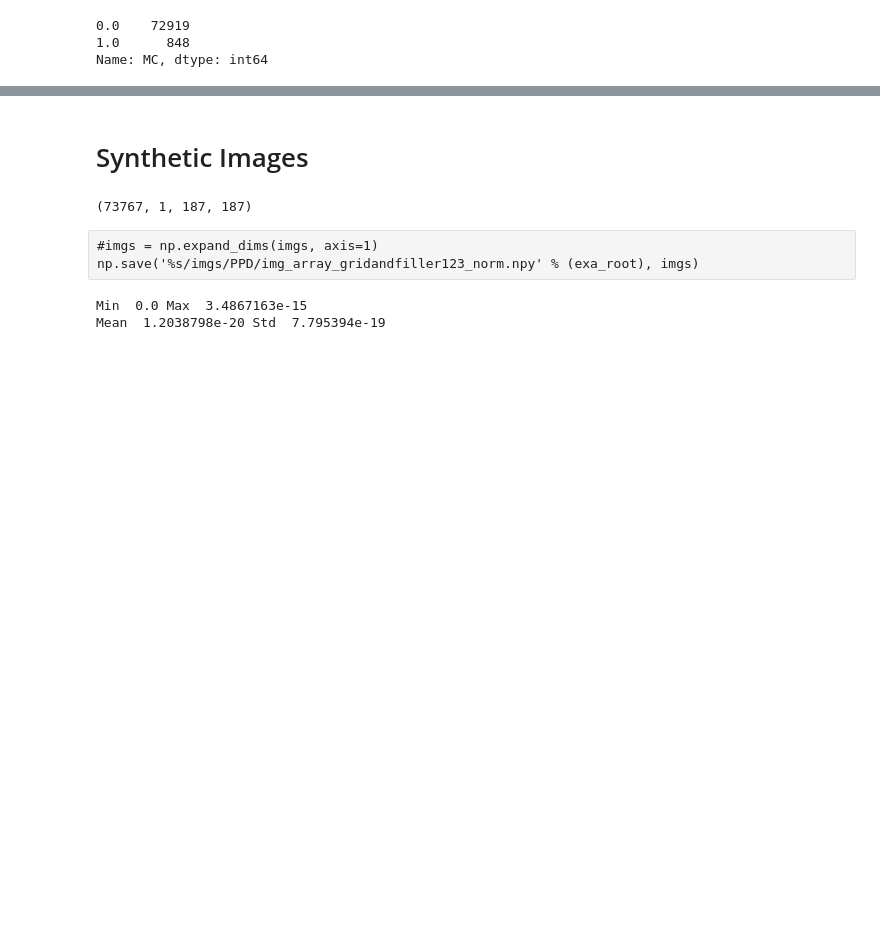
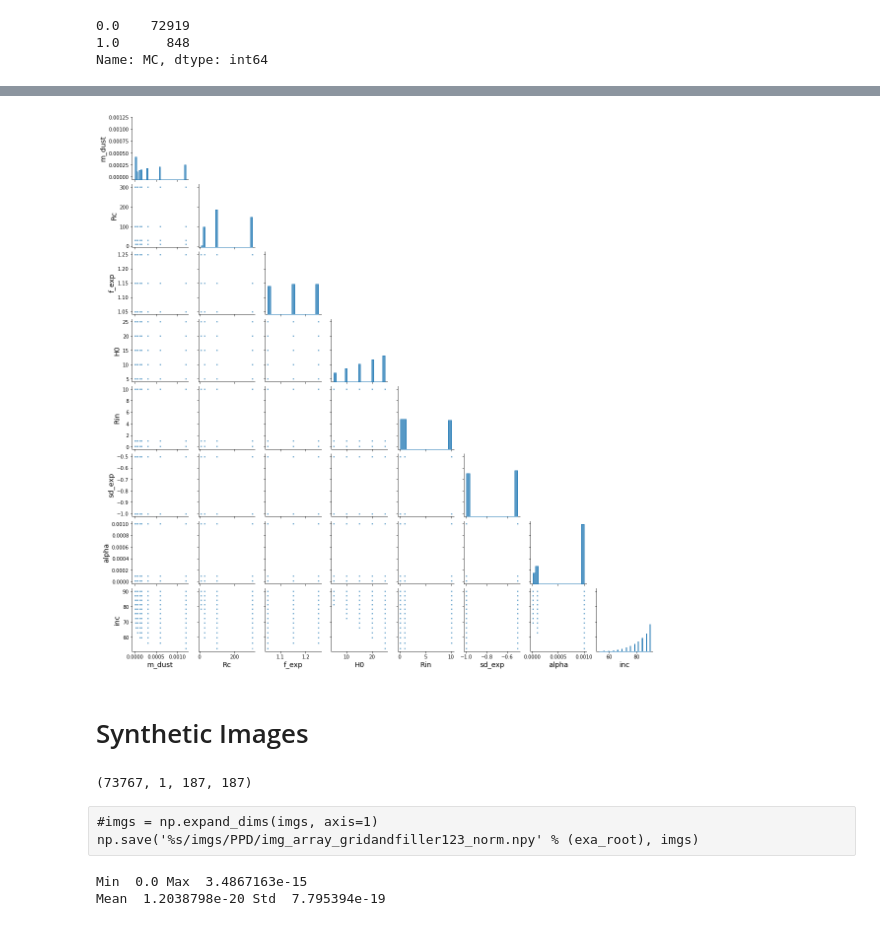
Before and after one commit to keflavich/PPDAE, a Jupyter notebook: notebooks/data_exploration.ipynb, the cells around one changed output, grey strips where cells are left out. Saved outputs shown, nothing was run; the diff lists cells and outputs as text; code cells hidden in the pictures; blank space fills up the shorter version.

```diff
--- a/notebooks/data_exploration.ipynb
+++ b/notebooks/data_exploration.ipynb
@@ -77,3 +111,16 @@ plt.show()
+# %%
+g = sb.pairplot(meta.iloc[:, :-1][grid_mask_fexp & grid_mask_h0], diag_kind='hist', markers='.',height=2,
+                plot_kws=dict(s=25, edgecolors='face', alpha=.8),
+                diag_kws=dict(element='step'))
+for ax in g.axes.flat:
+    # This only works for the left ylabels
+    ax.set_ylabel(ax.get_ylabel(), fontsize='x-large')
+    ax.set_xlabel(ax.get_xlabel(), fontsize='x-large')
+for i, j in zip(*np.triu_indices_from(g.axes, 1)):
+    g.axes[i, j].set_visible(False)
+plt.show()
+# %% [output]
+[figure, added]
 # %% [markdown]
 # Synthetic Images
 # %%
```
Also changed, not shown: parts of 10 cells of this notebook, 1 other file.
